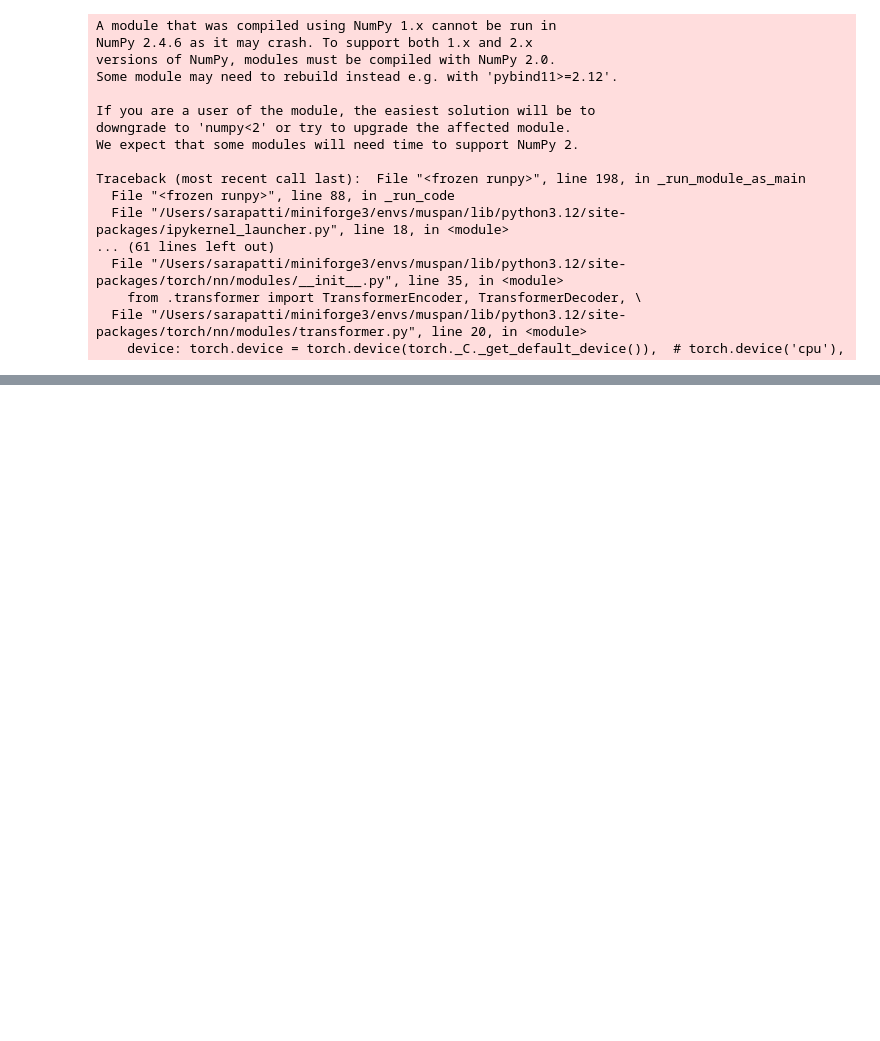
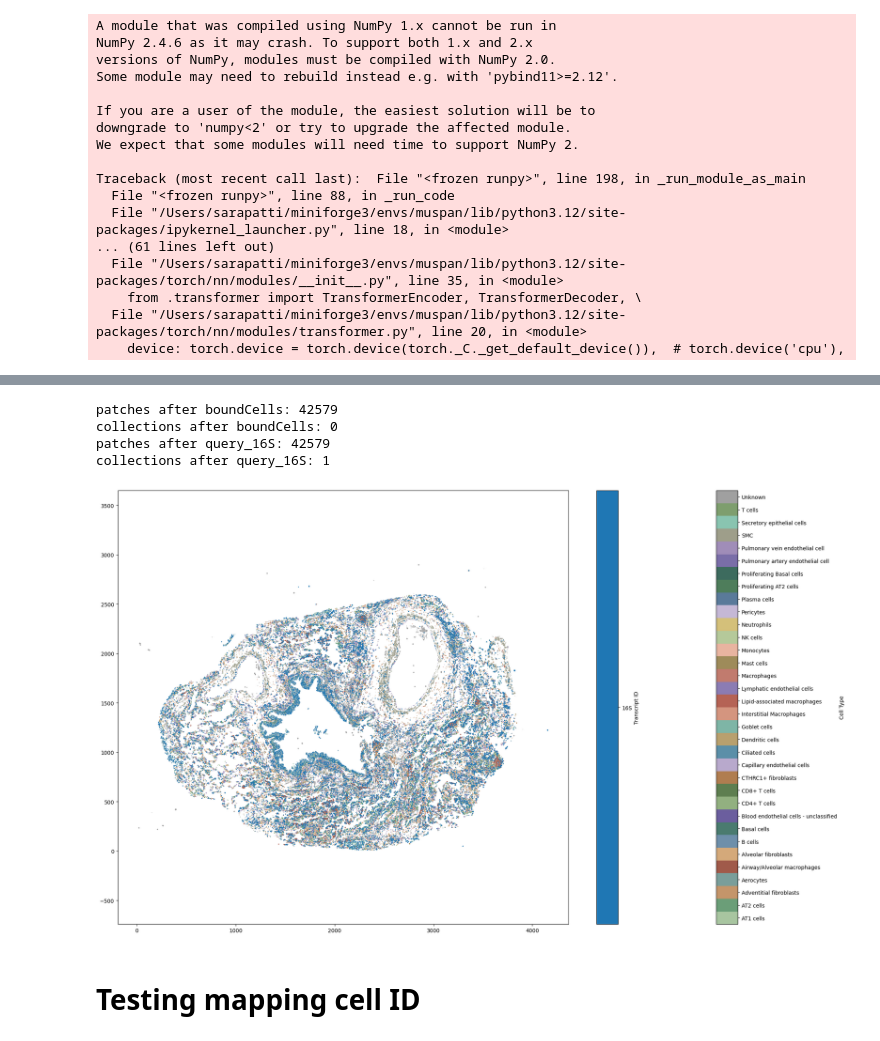
Before and after one commit to spatts14/AirScape_analysis, a Jupyter notebook: notebooks/16S.ipynb, the cells around one changed output, grey strips where cells are left out. Saved outputs shown, nothing was run; the diff lists cells and outputs as text; code cells hidden in the pictures; blank space fills up the shorter version.

Commit message:
add level 1 colors

```diff
--- a/notebooks/16S.ipynb
+++ b/notebooks/16S.ipynb
@@ -28,6 +28,8 @@ Traceback (most recent call last):  File "<frozen runpy>", line 198, in _run_mod
     device: torch.device = torch.device(torch._C._get_default_device()),  # torch.device('cpu'),
 # %%
 # Load the domain inside the worker process
-domain = ms.io.load_domain("/Volumes/phenotypingsputumasthmaticsaurorawellcomea1/live/Sara_Patti/009_ST_Xenium/output/muspan/domains/IPF_RBH_16_muspan_domain.muspan")
+# domain = ms.io.load_domain("/Volumes/phenotypingsputumasthmaticsaurorawellcomea1/live/Sara_Patti/009_ST_Xenium/output/muspan/domains/IPF_RBH_16_muspan_domain.muspan")
+
+domain = ms.io.load_domain("/Volumes/phenotypingsputumasthmaticsaurorawellcomea1/live/Sara_Patti/009_ST_Xenium/output/muspan/domains/COPD_R038_V2_muspan_domain.muspan")
 # %% [output]
 MuSpAn domain loaded successfully. Domain summary:
@@ -86,0 +89,33 @@ for coll in ax.collections:
+# %%
+fig, ax = plt.subplots(figsize=(20, 12))
+
+ms.visualise.visualise(
+    domain,
+    color_by=("label", "Cell Type"),
+    objects_to_plot=boundCells,
+    shape_kwargs=dict(alpha=1, linewidth=0.005, edgecolor="#00000000"),
+    ax=ax
+)
+
+print("patches after boundCells:", len(ax.patches))      # <-- add this
+print("collections after boundCells:", len(ax.collections))
+
+ms.visualise.visualise(
+    domain,
+    color_by=("label", "Transcript ID"),
+    objects_to_plot=query_16S,
+    marker_size=0.5,
+    ax=ax,
+    shape_kwargs=dict(color="#ee7976")
+)
+
+print("patches after query_16S:", len(ax.patches))       # <-- add this
+print("collections after query_16S:", len(ax.collections))
+# %% [output]
+patches after boundCells: 42579
+collections after boundCells: 0
+patches after query_16S: 42579
+collections after query_16S: 1
+[figure, added]
+# %% [markdown]
+# Testing mapping cell ID
```
Also changed, not shown: parts of 6 cells of this notebook, 1 other file.
